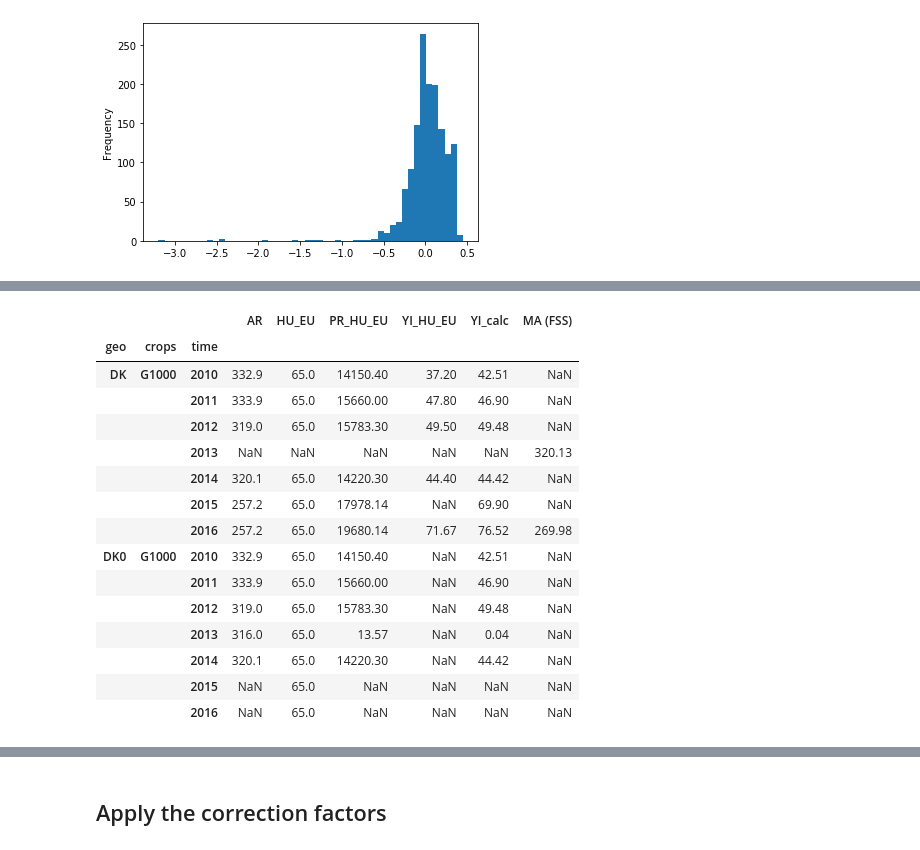
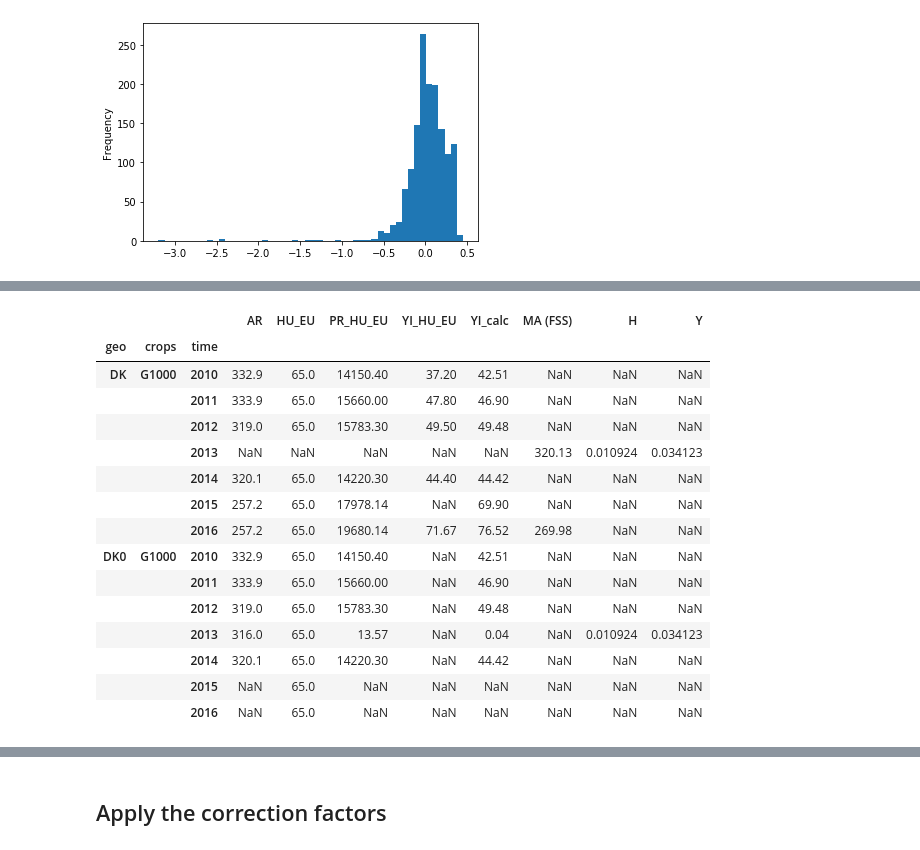
Before and after one commit to rasmuse/subnational-p-budgets, a Jupyter notebook: Crop production.ipynb, the cells around one changed output, grey strips where cells are left out. Drawn from its saved outputs; the diff is of its cells as text; code cells hidden in the pictures.

```diff
--- a/Crop production.ipynb
+++ b/Crop production.ipynb
@@ -356,7 +356,7 @@ Name: value, dtype: float64
 pr_DM = pr_EU.mul(dry_fraction).rename('DM').dropna()
 # assume that all harvest data w/o known dry fraction are in fresh weight
 pr_FW = pr_EU.reindex(pr_EU.index.difference(pr_DM.index)).rename('FW')
-pr = (
+pr_orig = (
     pd.concat([pr_DM, pr_FW], axis=1)
     .rename_axis('basis', axis=1)
     .stack()
@@ -365,7 +365,7 @@ pr = (
     .pipe(fill_nuts_crops_iter)
     .rename('pr')
 )
-pr
+pr_orig
 # %% [output]
 DEBUG:__main__:Original length 13285
 DEBUG:__main__:Filled 770 using NUTS hierarchy
@@ -420,8 +391,23 @@ Length: 8792, dtype: float64
 # %%
-Y_orig = (
-    H_orig
-    .div(A.loc[lambda s: s >= 100 * 1e-6]) # drop small areas (Mha); result in Gg/Mha=kg/ha
-    .dropna()
-    .loc[lambda s: s > 0] # drop zero yields
-)
-Y_orig
+def calc_H_and_Y(pr):
+    H = (
+        pr
+        .unstack(['crops', 'basis'])
+        .mul(P_FRAC)
+        .T
+        .groupby('crops')
+        .first()
+        .unstack()
+        .dropna()
+        .sort_index()
+        .rename('H')
+    )
+    Y = (
+        H
+        .div(A.loc[lambda s: s >= 100 * 1e-6]) # drop small areas (Mha); result in Gg/Mha=kg/ha
+        .dropna()
+        .loc[lambda s: s > 0] # drop zero yields
+        .sort_index()
+        .rename('Y')
+    )
+    return pd.concat([H, Y], axis=1)
@@ -441,0 +414,3 @@ Length: 3942, dtype: float64
+# %%
+HY_orig = calc_H_and_Y(pr_orig)
+HY_orig
@@ -534,32 +524,39 @@ context_data = (
         how='left'
     )
     .round(2)
+    .sort_index()
+    .join(
+        HY_orig
+        .assign(time=settings.DATA_YEAR)
+        .reset_index()
+        .set_index(['geo', 'crops', 'time']),
+    )
     .stack()
-    .sort_index()
     .loc[:, :, 2010:2016]
 )
 correction_factors = {}
 # %%
 # Looks like DK0 G1000 is reported factor 1000 wrong for year 2013
 display(context_data.loc['DK':'DK0', 'G1000'].unstack())
+correction_factors['DK', 'G1000', 2013] = 1e3
 correction_factors['DK0', 'G1000', 2013] = 1e3
 # %% [output]
-|  |  |  | AR | HU_EU | PR_HU_EU | YI_HU_EU | YI_calc | MA (FSS) |
-| geo | crops | time |  |  |  |  |  |  |
-| DK | G1000 | 2010 | 332.9 | 65.0 | 14150.40 | 37.20 | 42.51 | NaN |
-|  |  | 2011 | 333.9 | 65.0 | 15660.00 | 47.80 | 46.90 | NaN |
-|  |  | 2012 | 319.0 | 65.0 | 15783.30 | 49.50 | 49.48 | NaN |
-|  |  | 2013 | NaN | NaN | NaN | NaN | NaN | 320.13 |
-|  |  | 2014 | 320.1 | 65.0 | 14220.30 | 44.40 | 44.42 | NaN |
-|  |  | 2015 | 257.2 | 65.0 | 17978.14 | NaN | 69.90 | NaN |
-|  |  | 2016 | 257.2 | 65.0 | 19680.14 | 71.67 | 76.52 | 269.98 |
-| DK0 | G1000 | 2010 | 332.9 | 65.0 | 14150.40 | NaN | 42.51 | NaN |
-|  |  | 2011 | 333.9 | 65.0 | 15660.00 | NaN | 46.90 | NaN |
-|  |  | 2012 | 319.0 | 65.0 | 15783.30 | NaN | 49.48 | NaN |
-|  |  | 2013 | 316.0 | 65.0 | 13.57 | NaN | 0.04 | NaN |
-|  |  | 2014 | 320.1 | 65.0 | 14220.30 | NaN | 44.42 | NaN |
-|  |  | 2015 | NaN | 65.0 | NaN | NaN | NaN | NaN |
-|  |  | 2016 | NaN | 65.0 | NaN | NaN | NaN | NaN |
+|  |  |  | AR | HU_EU | PR_HU_EU | YI_HU_EU | YI_calc | MA (FSS) | H | Y |
+| geo | crops | time |  |  |  |  |  |  |  |  |
+| DK | G1000 | 2010 | 332.9 | 65.0 | 14150.40 | 37.20 | 42.51 | NaN | NaN | NaN |
+|  |  | 2011 | 333.9 | 65.0 | 15660.00 | 47.80 | 46.90 | NaN | NaN | NaN |
+|  |  | 2012 | 319.0 | 65.0 | 15783.30 | 49.50 | 49.48 | NaN | NaN | NaN |
+|  |  | 2013 | NaN | NaN | NaN | NaN | NaN | 320.13 | 0.010924 | 0.034123 |
+|  |  | 2014 | 320.1 | 65.0 | 14220.30 | 44.40 | 44.42 | NaN | NaN | NaN |
+|  |  | 2015 | 257.2 | 65.0 | 17978.14 | NaN | 69.90 | NaN | NaN | NaN |
+|  |  | 2016 | 257.2 | 65.0 | 19680.14 | 71.67 | 76.52 | 269.98 | NaN | NaN |
+| DK0 | G1000 | 2010 | 332.9 | 65.0 | 14150.40 | NaN | 42.51 | NaN | NaN | NaN |
+|  |  | 2011 | 333.9 | 65.0 | 15660.00 | NaN | 46.90 | NaN | NaN | NaN |
+|  |  | 2012 | 319.0 | 65.0 | 15783.30 | NaN | 49.48 | NaN | NaN | NaN |
+|  |  | 2013 | 316.0 | 65.0 | 13.57 | NaN | 0.04 | NaN | 0.010924 | 0.034123 |
+|  |  | 2014 | 320.1 | 65.0 | 14220.30 | NaN | 44.42 | NaN | NaN | NaN |
+|  |  | 2015 | NaN | 65.0 | NaN | NaN | NaN | NaN | NaN | NaN |
+|  |  | 2016 | NaN | 65.0 | NaN | NaN | NaN | NaN | NaN | NaN |
 # %%
 # Comparing Greece to Spain for reference
 # Looks like EL G1000 might be reported factor 1000 wrong for years 2010-2014,
```
Also changed, not shown: parts of 18 cells of this notebook.
